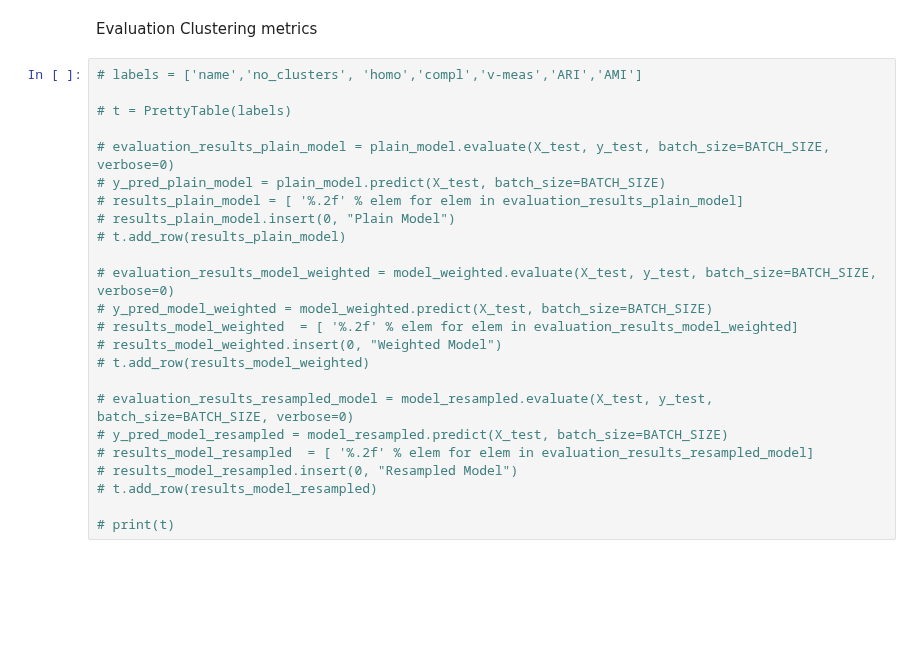
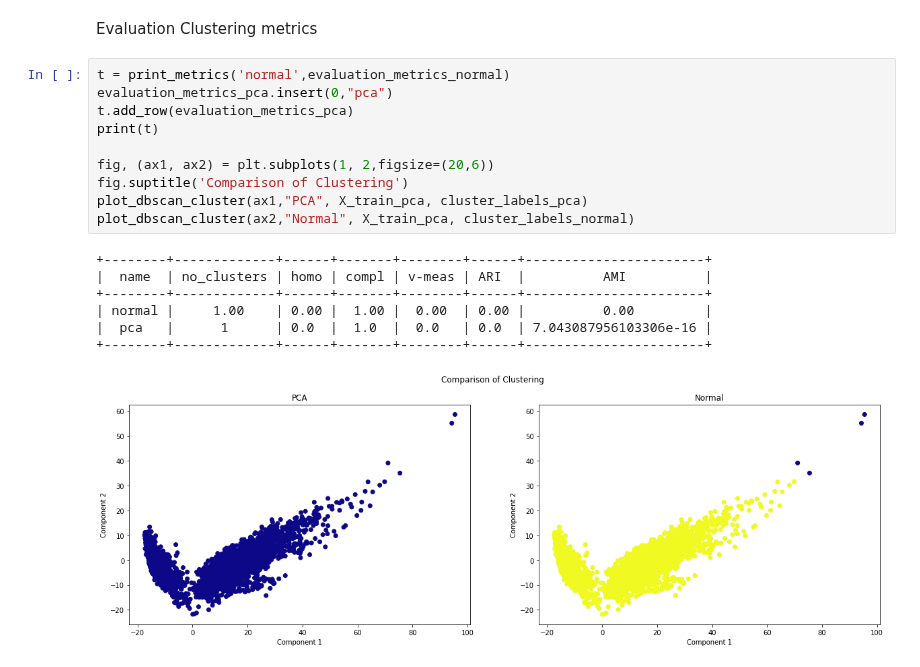
Before and after one commit to claredavies/MachineLearningCoursework, a Jupyter notebook: Assignment3/Assignment3HumanActivityRecognition.ipynb, the cells around one changed output. Drawn from its saved outputs; the diff is of its cells as text; blank space fills up the shorter version.

```diff
--- a/Assignment3/Assignment3HumanActivityRecognition.ipynb
+++ b/Assignment3/Assignment3HumanActivityRecognition.ipynb
@@ -368,26 +351,20 @@ plt.show()
 # %% [markdown]
 Evaluation Clustering metrics
-# %%
-# labels = ['name','no_clusters', 'homo','compl','v-meas','ARI','AMI']
-
-# t = PrettyTable(labels)
-
-# evaluation_results_plain_model = plain_model.evaluate(X_test, y_test, batch_size=BATCH_SIZE, verbose=0)
-# y_pred_plain_model = plain_model.predict(X_test, batch_size=BATCH_SIZE)
-# results_plain_model = [ '%.2f' % elem for elem in evaluation_results_plain_model]
-# results_plain_model.insert(0, "Plain Model")
-# t.add_row(results_plain_model)
-
-# evaluation_results_model_weighted = model_weighted.evaluate(X_test, y_test, batch_size=BATCH_SIZE, verbose=0)
-# y_pred_model_weighted = model_weighted.predict(X_test, batch_size=BATCH_SIZE)
-# results_model_weighted  = [ '%.2f' % elem for elem in evaluation_results_model_weighted]
-# results_model_weighted.insert(0, "Weighted Model")
-# t.add_row(results_model_weighted)
-
-# evaluation_results_resampled_model = model_resampled.evaluate(X_test, y_test, batch_size=BATCH_SIZE, verbose=0)
-# y_pred_model_resampled = model_resampled.predict(X_test, batch_size=BATCH_SIZE)
-# results_model_resampled  = [ '%.2f' % elem for elem in evaluation_results_resampled_model]
-# results_model_resampled.insert(0, "Resampled Model")
-# t.add_row(results_model_resampled)
-
-# print(t)
+# %%
+t = print_metrics('normal',evaluation_metrics_normal)
+evaluation_metrics_pca.insert(0,"pca")
+t.add_row(evaluation_metrics_pca)
+print(t)
+
+fig, (ax1, ax2) = plt.subplots(1, 2,figsize=(20,6))
+fig.suptitle('Comparison of Clustering')
+plot_dbscan_cluster(ax1,"PCA", X_train_pca, cluster_labels_pca)
+plot_dbscan_cluster(ax2,"Normal", X_train_pca, cluster_labels_normal)
+# %% [output]
++--------+-------------+------+-------+--------+------+-----------------------+
+|  name  | no_clusters | homo | compl | v-meas | ARI  |          AMI          |
++--------+-------------+------+-------+--------+------+-----------------------+
+| normal |     1.00    | 0.00 |  1.00 |  0.00  | 0.00 |          0.00         |
+|  pca   |      1      | 0.0  |  1.0  |  0.0   | 0.0  | 7.043087956103306e-16 |
++--------+-------------+------+-------+--------+------+-----------------------+
+[figure, added]
```
Also changed, not shown: parts of 15 cells of this notebook.
